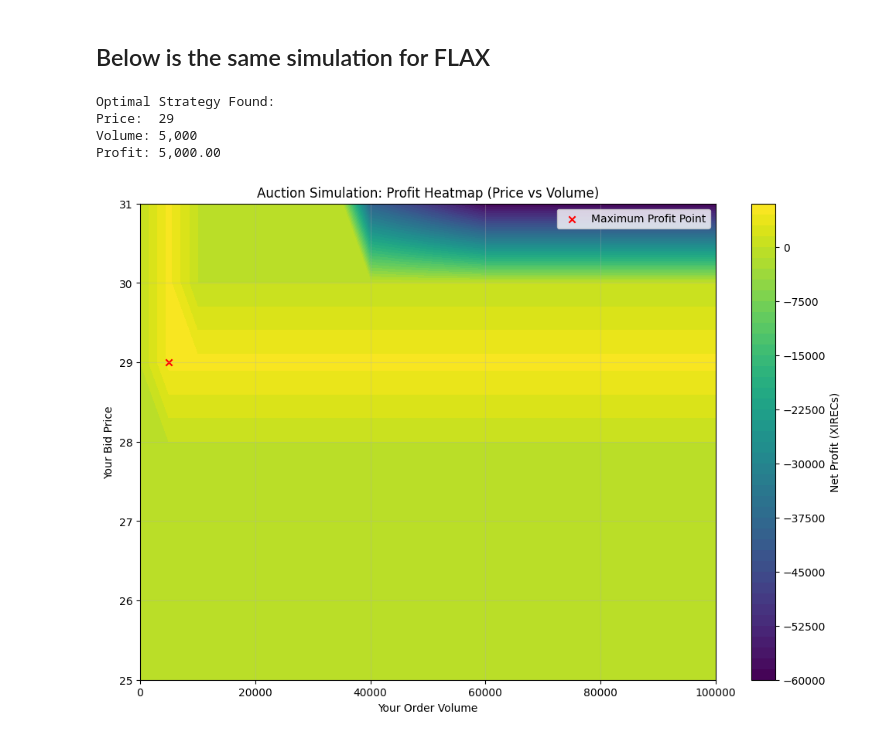
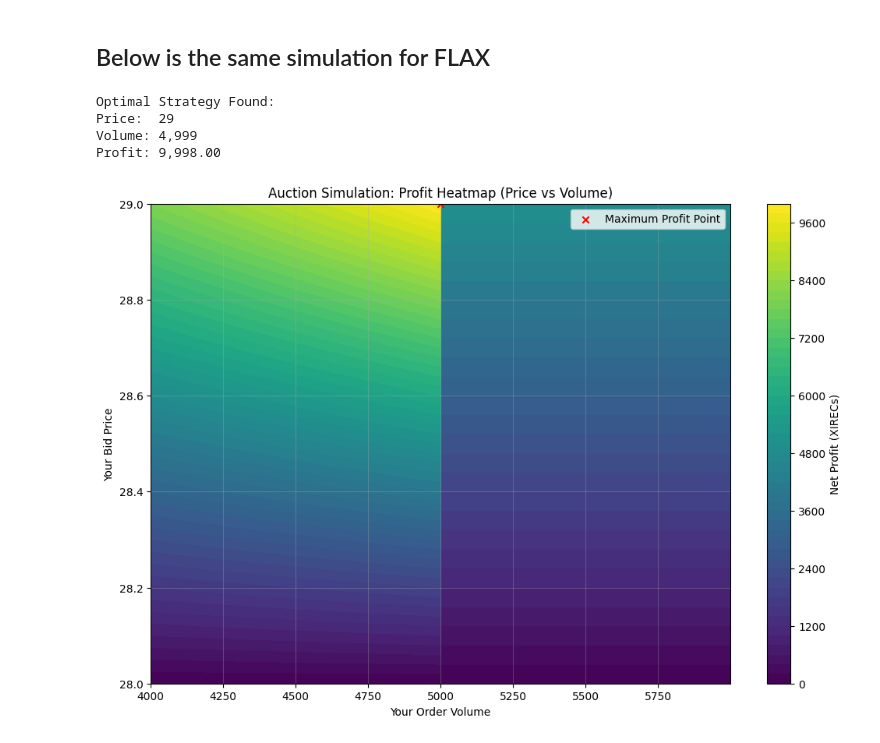
Before and after one commit to s-h-a-n-i-l/imc-prosperity, a Jupyter notebook: manual_trading/Round 1 analysis.ipynb, the cells around one changed output. Cells and saved outputs as stored; diff of their text form; code cells hidden in the pictures.

Commit message:
perform fine-grained analysis and update optima

```diff
--- a/manual_trading/Round 1 analysis.ipynb
+++ b/manual_trading/Round 1 analysis.ipynb
@@ -32,9 +32,9 @@ def simulate_auction(my_bid_price, my_bid_volume, terminal_value=20, fee=0.05):
     # Single-price auction matching engine
     all_prices = sorted(list(set([a[0] for a in asks] + [b[0] for b in bids])), reverse=True)
     clearing_price = None
-    max_volume = -1
+    max_volume = 0
 
-    # Find the price that maximizes traded volume (clearing price)
+    # Find the price that maximizes total traded volume, then breaks ties with the higher price
     for p in all_prices:
         total_bid_vol = sum(b[1] for b in bids if b[0] >= p)
         total_ask_vol = sum(a[1] for a in asks if a[0] <= p)
@@ -44,8 +44,10 @@ def simulate_auction(my_bid_price, my_bid_volume, terminal_value=20, fee=0.05):
             max_volume = volume_at_p
             clearing_price = p
         elif volume_at_p == max_volume and max_volume > 0:
-            # Tie-breaking: move toward the side with more pressure or mid-point
-            pass
+            # Rule: Choose the higher price in case of a volume tie
+            if p > (clearing_price if clearing_price is not None else -float('inf')):
+                clearing_price = p # Actually, this never gets run because we sorted it largest-to-smallest earlier.
+
     # print("Clearing price:", clearing_price)
     # Execute all trades at the single clearing_price
     if clearing_price is not None:
@@ -79,8 +81,8 @@ import matplotlib.pyplot as plt
 import numpy as np
 
 # Testing different scenarios for price and volume
-prices_to_test = np.arange(14, 25, 1)  # Test range around the fair value
-volumes_to_test = np.arange(0, 100001, 5000)  # Test up to a high limit
+prices_to_test = np.arange(18, 21, 1)  # Test range around the fair value - we know the ideal is 19
+volumes_to_test = np.arange(39000, 42000, 1)  # Test a narrow range - we know the ideal is near 19, 40,000
 
 results_profit = np.zeros((len(prices_to_test), len(volumes_to_test)))
 results_fill = np.zeros((len(prices_to_test), len(volumes_to_test)))
@@ -148,12 +150,13 @@ def simulate_auction(my_bid_price, my_bid_volume, terminal_value=30, fee=0):
 
     total_my_fill = 0
 
+
     # Single-price auction matching engine
     all_prices = sorted(list(set([a[0] for a in asks] + [b[0] for b in bids])), reverse=True)
     clearing_price = None
-    max_volume = -1
+    max_volume = 0
 
-    # Find the price that maximizes traded volume (clearing price)
+    # Find the price that maximizes total traded volume, then breaks ties with the higher price
     for p in all_prices:
         total_bid_vol = sum(b[1] for b in bids if b[0] >= p)
         total_ask_vol = sum(a[1] for a in asks if a[0] <= p)
@@ -163,8 +166,11 @@ def simulate_auction(my_bid_price, my_bid_volume, terminal_value=30, fee=0):
             max_volume = volume_at_p
             clearing_price = p
         elif volume_at_p == max_volume and max_volume > 0:
-            # Tie-breaking: move toward the side with more pressure or mid-point
-            pass
+            # Rule: Choose the higher price in case of a volume tie
+            if p > (clearing_price if clearing_price is not None else -float('inf')):
+                print("Volume tie:", p, clearing_price) # Actually, this Hahahnever gets run because we sorted prices largest-to-smallest earlier.
+                clearing_price = p
+
     # print("Clearing price:", clearing_price)
     # Execute all trades at the single clearing_price
     if clearing_price is not None:
@@ -198,8 +204,8 @@ import matplotlib.pyplot as plt
 import numpy as np
 
 # Testing different scenarios for price and volume
-prices_to_test = np.arange(25, 32, 1)  # Test range around the fair value
-volumes_to_test = np.arange(0, 100001, 5000)  # Test up to a high limit
+prices_to_test = np.arange(28, 30, 1)  # Test range around the fair value (we know the ideal is near 29
+volumes_to_test = np.arange(4000, 6000, 1)  # Test fine-grained volume (we know the ideal is near 5000)
 
 results_profit = np.zeros((len(prices_to_test), len(volumes_to_test)))
 results_fill = np.zeros((len(prices_to_test), len(volumes_to_test)))
@@ -212,33 +218,33 @@ for i, p in enumerate(prices_to_test):
     for j, v in enumerate(volumes_to_test):
         fill, profit = simulate_auction(p, v)
         results_profit[i, j] = profit
         results_fill[i, j] = fill
 
         if profit > best_profit:
             best_profit = profit
             best_config = (p, v)
 
 # Output the result of the "Main Character" nudge
 print(f"Optimal Strategy Found:")
 print(f"Price:  {best_config[0]}")
 print(f"Volume: {best_config[1]:,.0f}")
 print(f"Profit: {best_profit:,.2f}")
 
 # Visualization
 plt.figure(figsize=(12, 8))
 plt.contourf(volumes_to_test, prices_to_test, results_profit, levels=50, cmap='viridis')
 plt.colorbar(label='Net Profit (XIRECs)')
 plt.scatter(best_config[1], best_config[0], color='red', marker='x', label='Maximum Profit Point')
 
 plt.title('Auction Simulation: Profit Heatmap (Price vs Volume)')
 plt.xlabel('Your Order Volume')
 plt.ylabel('Your Bid Price')
 plt.legend()
 plt.grid(alpha=0.3)
 plt.show()
 # %% [output]
 Optimal Strategy Found:
 Price:  29
-Volume: 5,000
-Profit: 5,000.00
+Volume: 4,999
+Profit: 9,998.00
-[figure, old version]
+[figure, new version]
```
Also changed, not shown: parts of 1 cell of this notebook.
